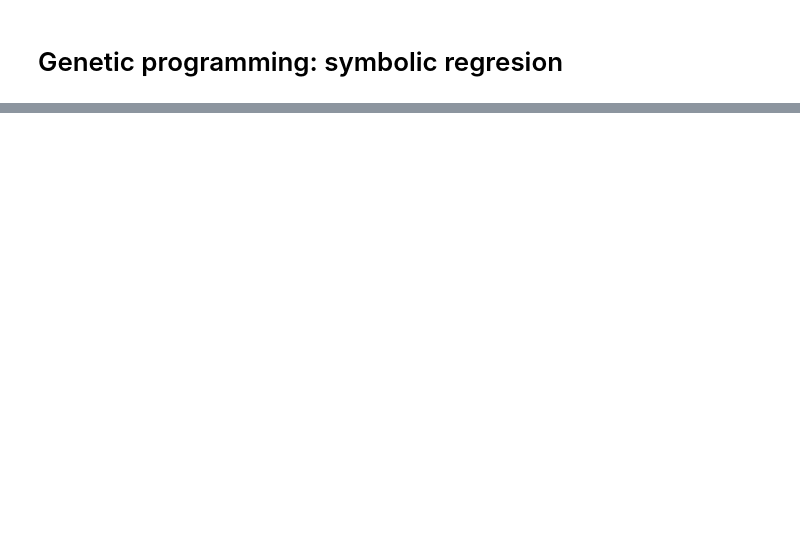
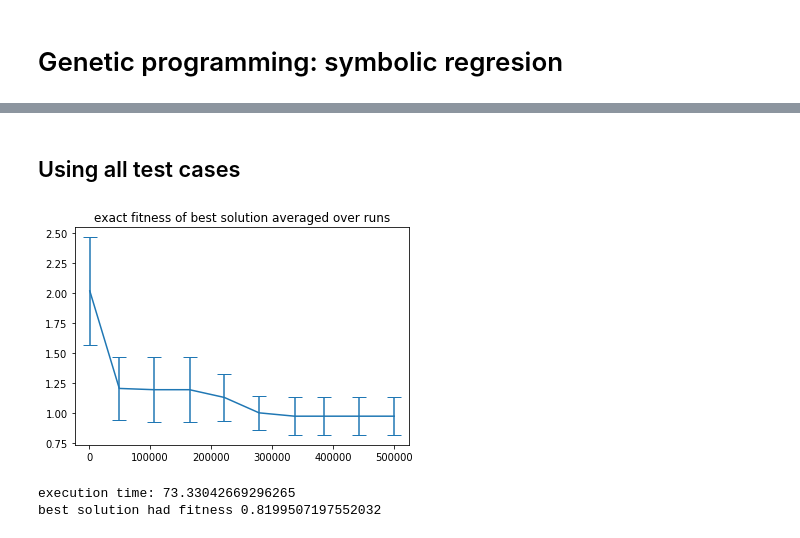
Before and after one commit to mayerja1/gp, a Jupyter notebook: notebook.ipynb, the cells around one changed output, grey strips where cells are left out. Drawn from its saved outputs; the diff is of its cells as text; code cells hidden in the pictures; blank space fills up the shorter version.

```diff
--- a/notebook.ipynb
+++ b/notebook.ipynb
@@ -82,0 +119,44 @@ KeyboardInterrupt:
+# %% [markdown]
+## Using all test cases
+# %%
+start = time.time()
+
+for problem in problems:
+    d = generate_dataset(problem['interval'], problem['func'])
+    x = gp.GeneticProgram(d)
+    fp_manager = gp.SLFitnessPredictorManager(x, d.shape[0])
+
+    x_values = []
+    fitnesses = []
+    best_run_fitness = np.inf
+
+    for i in range(runs):
+        res = x.run_evolution(fp_manager=fp_manager, verbose=False)
+        x_values.append(res['test_cases_evaluations'])
+        fitnesses.append(res['best_of_run_fitnesses'])
+        best_run_fitness = min(res['best_of_run_exact_fitness'], best_run_fitness)
+
+    # select widest range
+    x_values = x_values[np.argmax([len(v) for v in x_values])]
+
+    # fill shorter runs with last values (in case some run converged or something...)
+    for i in range(len(fitnesses)):
+        while len(fitnesses[i]) < len(x_values): fitnesses[i] = np.append(fitnesses[i], fitnesses[i][-1])
+
+    fitnesses = np.vstack(fitnesses)
+
+    #plot fitness
+    avg_fitnesses = np.mean(fitnesses, axis=0)
+    errors = np.std(fitnesses, axis=0)
+    idxs = np.linspace(0, len(x_values)-1, 10, dtype=np.int32)
+    plt.errorbar(x_values[idxs], avg_fitnesses[idxs], yerr=errors[idxs], capsize=7)
+    plt.title('exact fitness of best solution averaged over runs')
+    plt.show()
+
+end = time.time()
+print(f'execution time: {end - start}')
+print(f'best solution had fitness {best_run_fitness}')
+# %% [output]
+[figure, added]
+execution time: 73.33042669296265
+best solution had fitness 0.8199507197552032
```
Also changed, not shown: parts of 6 cells of this notebook, 1 other file.
